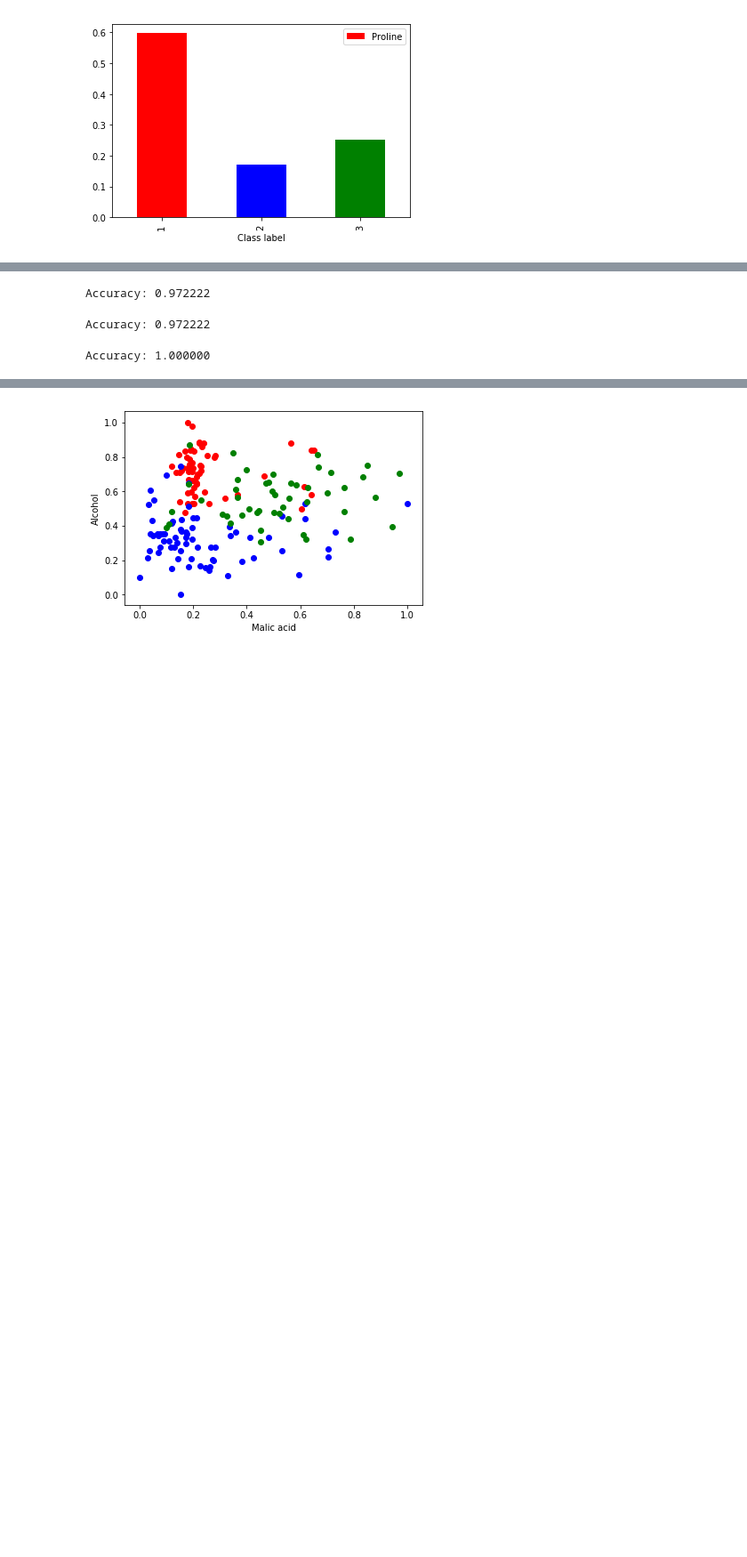
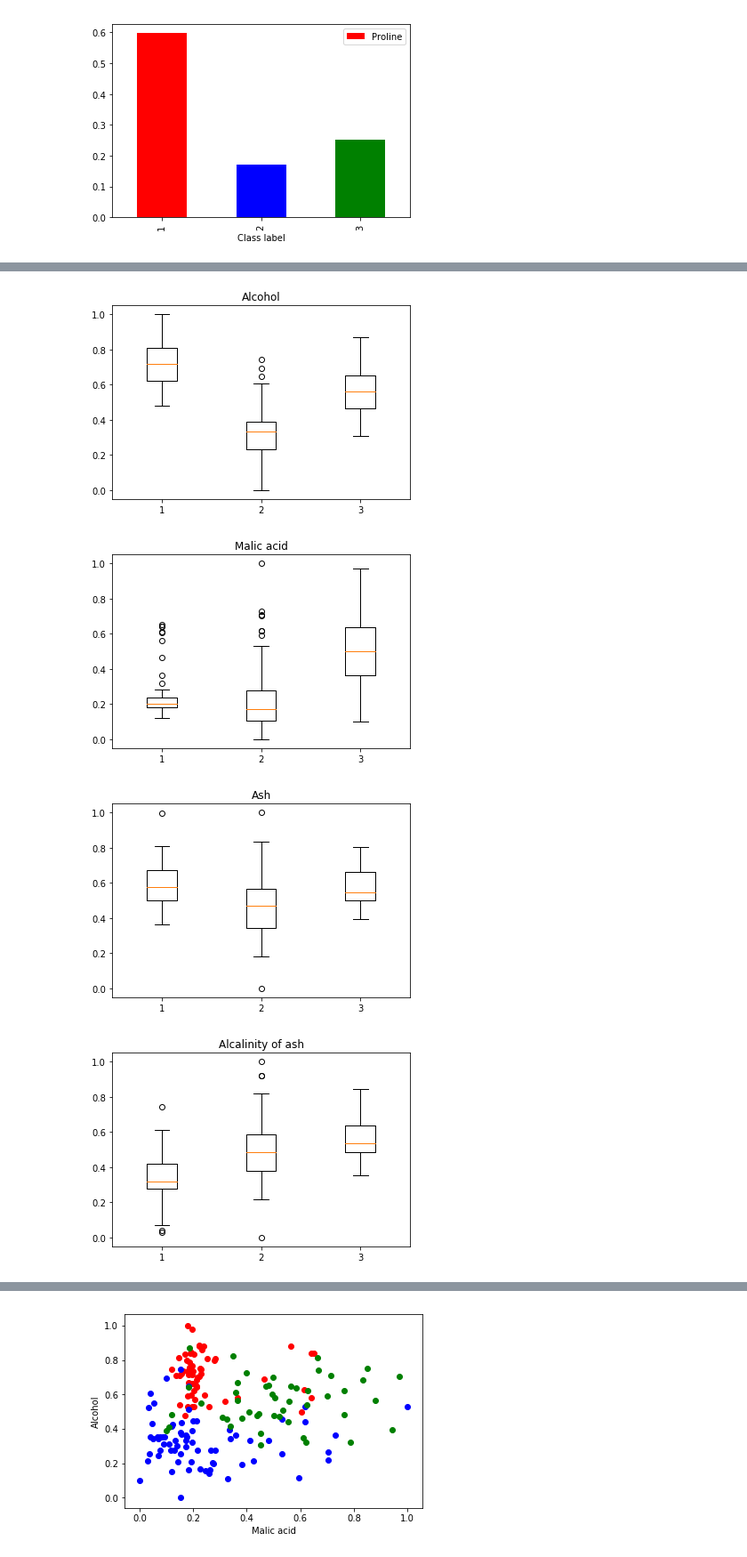
Before and after one commit to Ark93/WineDataset, a Jupyter notebook: WineDS.ipynb, the cells around one changed output, grey strips where cells are left out. Shown at 89% size. Cells and saved outputs as stored; diff of their text form; code cells hidden in the pictures; blank space fills up the shorter version.

```diff
--- a/WineDS.ipynb
+++ b/WineDS.ipynb
@@ -34,8 +36,10 @@ X= df_wine[df_wine.columns[1:]]
 y= df_wine['Class label']
 # %%
 mms = MinMaxScaler()
-X= mms.fit_transform(X)
-df_wine[df_wine.columns[1:]] = X
+sd = StandardScaler()
+X_norm= mms.fit_transform(X)
+X_std = sd.fit_transform(X)
+df_wine[df_wine.columns[1:]] = X_norm
 # %%
 df_wine.describe()
 # %% [output]
@@ -52,5 +56,5 @@ df_wine.describe()
 wine_byclass = df_wine.groupby(by='Class label')
 # %%
 means = wine_byclass.mean()
-temp = pd.DataFrame(means)
+meansDf = pd.DataFrame(means)
 # %%
@@ -100,24 +94,17 @@ X_train,X_test,y_train, y_test = model_selection.train_test_split(X, y, test_siz
-# %%
-from sklearn.linear_model import LogisticRegression
-lr = LogisticRegression();
-lr.fit(X_train, y_train)
-y_hat = lr.predict(X_test)
-print('Accuracy: %f' % (metrics.accuracy_score(y_test,y_hat)))
-# %% [output]
-Accuracy: 0.972222
-# %%
-from sklearn import tree
-tr = tree.DecisionTreeClassifier()
-tr.fit(X_train, y_train)
-y_tree = tr.predict(X_test)
-print('Accuracy: %f' % (metrics.accuracy_score(y_test,y_tree)))
-# %% [output]
-Accuracy: 0.972222
-# %%
-from sklearn import ensemble
-fst = ensemble.RandomForestClassifier()
-fst.fit(X_train, y_train)
-y_fst = fst.predict(X_test)
-print('Accuracy: %f' % (metrics.accuracy_score(y_test,y_fst)))
-# %% [output]
-Accuracy: 1.000000
+# %%
+def boxPlots(X,C_labels,by,columns):
+    for column in columns:
+        temp = list()
+        for c in C_labels:
+            temp.append(X[X[by]==c][column].values)
+        temp = np.asarray(temp)
+        plt.boxplot(temp)
+        plt.title(column)
+        plt.show()
+# %%
+boxPlots(df_wine,C_labels=np.arange(1,4),by='Class label',columns= df_wine.columns[1:])
+# %% [output]
+[figure, added]
+[figure, added]
+[figure, added]
+[figure, added]
```
Also changed, not shown: parts of 35 cells of this notebook, 1 other file.
